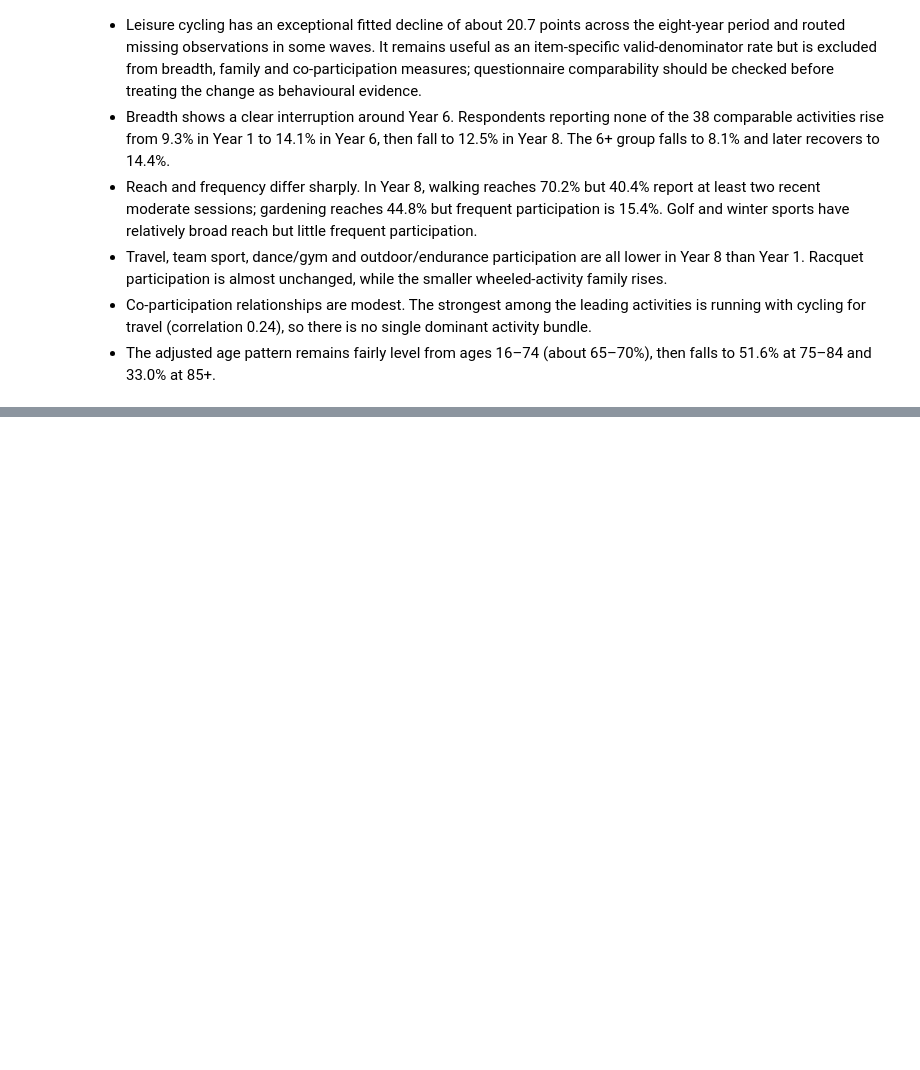
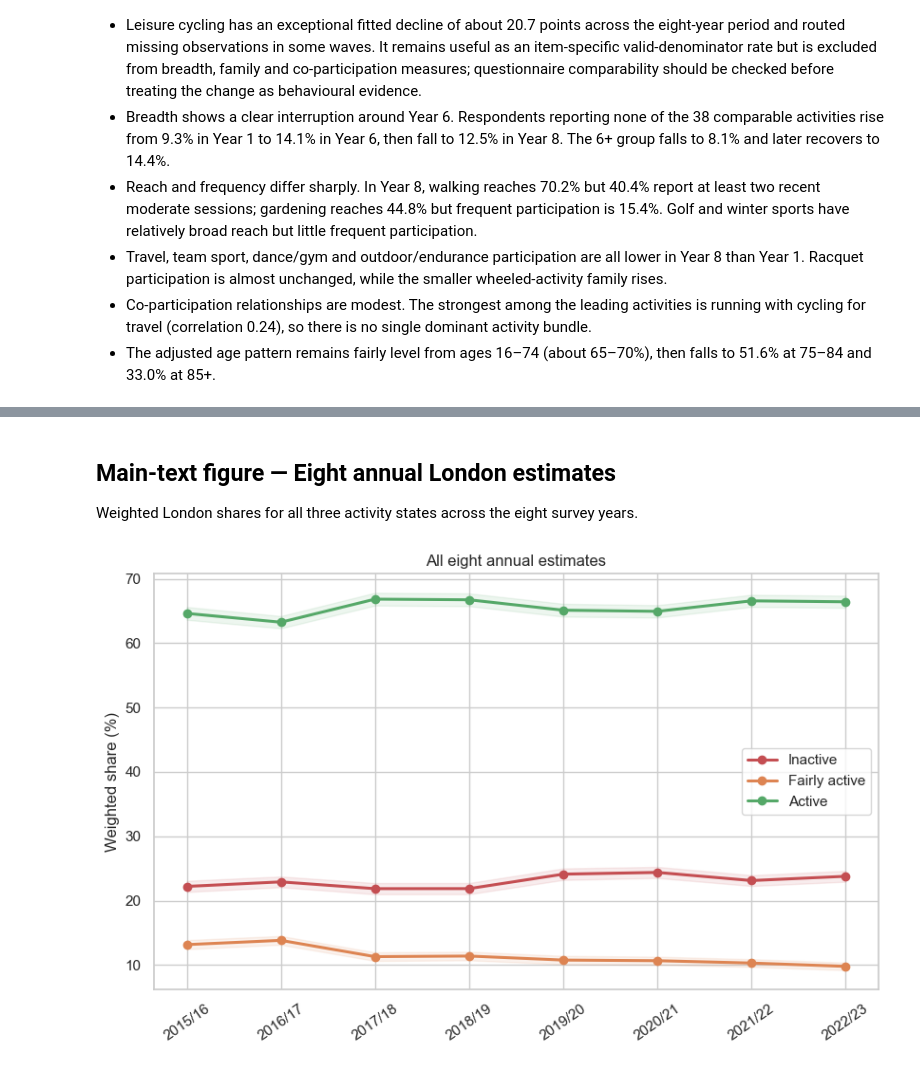
Before and after one commit to YifengMao666/London-Sport2-Group20, a Jupyter notebook: Yifeng Mao/Q1/physical_activity_analysis/02a_multilevel_descriptive_analysis.ipynb, the cells around one changed output, grey strips where cells are left out. Cells and saved outputs as stored; diff of their text form; code cells hidden in the pictures; blank space fills up the shorter version.

```diff
--- a/Yifeng Mao/Q1/physical_activity_analysis/02a_multilevel_descriptive_analysis.ipynb
+++ b/Yifeng Mao/Q1/physical_activity_analysis/02a_multilevel_descriptive_analysis.ipynb
@@ -1311,0 +1246,23 @@ plt.show()
+# %% [markdown]
+## Main-text figure — Eight annual London estimates
+
+Weighted London shares for all three activity states across the eight survey years.
+# %%
+fig, axis = plt.subplots(figsize=(8.5, 5.5))
+annual_x = np.arange(len(london_annual))
+for target in TARGETS:
+    axis.plot(
+        annual_x, london_annual[target] * 100, marker='o', linewidth=2.2,
+        color=COLORS[target], label=TARGET_LABELS[target],
+    )
+    axis.fill_between(
+        annual_x, london_annual[f'{target}_low'] * 100,
+        london_annual[f'{target}_high'] * 100, color=COLORS[target], alpha=.10,
+    )
+axis.set_xticks(annual_x, london_annual['survey_wave'], rotation=35)
+axis.set(title='All eight annual estimates', xlabel='', ylabel='Weighted share (%)')
+axis.legend(title='')
+fig.tight_layout()
+plt.show()
+# %% [output]
+[figure, added]
```
Also changed, not shown: parts of 14 cells of this notebook, 3 other files.
